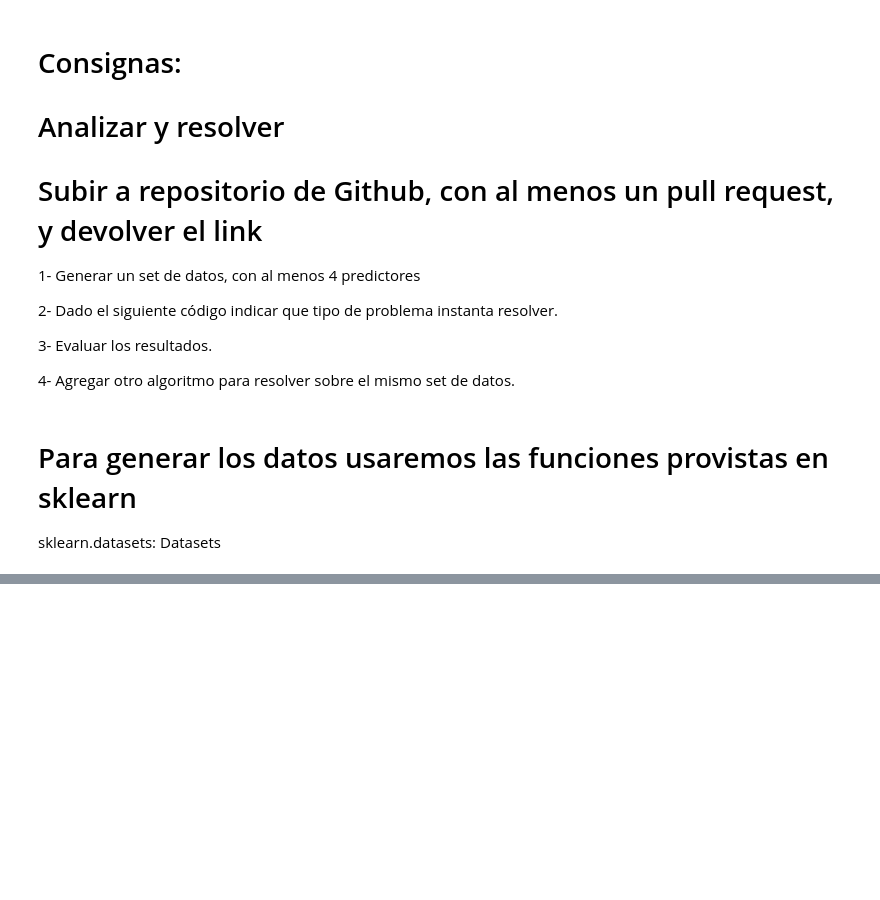
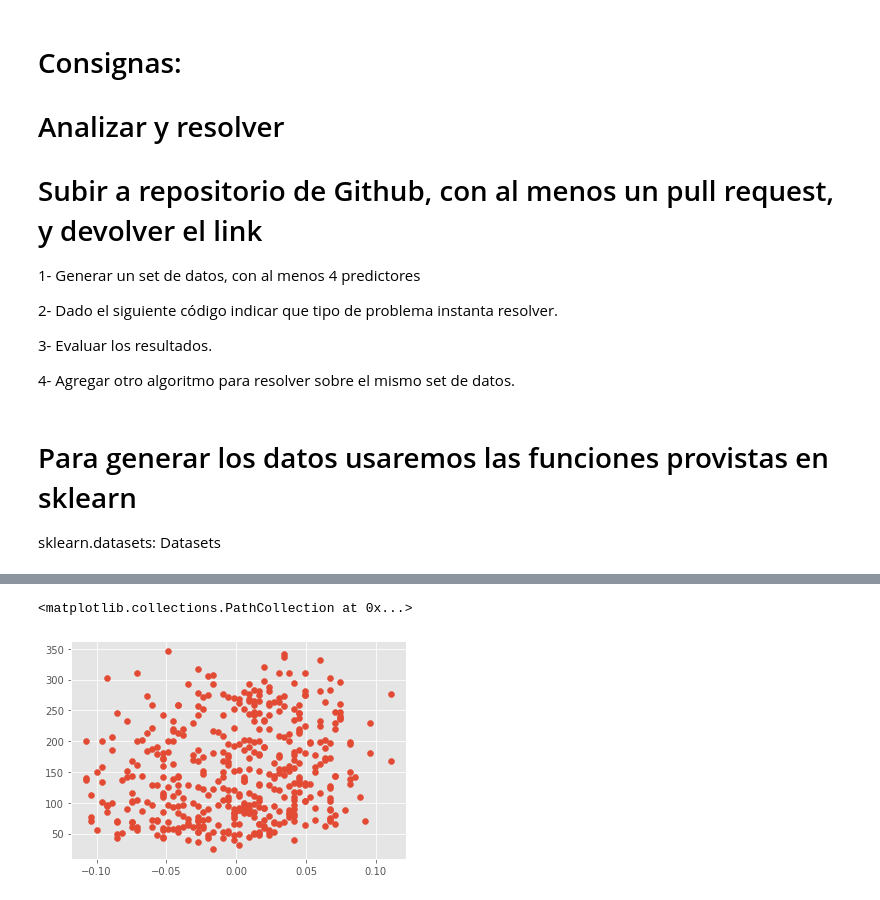
Before and after one commit to octagomez/Practico_191022, a Jupyter notebook: Examen V1.ipynb, the cells around one changed output, grey strips where cells are left out. Cells and saved outputs as stored; diff of their text form; code cells hidden in the pictures; blank space fills up the shorter version.

```diff
--- a/Examen V1.ipynb
+++ b/Examen V1.ipynb
@@ -116,5 +183,8 @@ fig.suptitle('Distribución variables numéricas', fontsize = 10, fontweight = "
 # %%
-plt.scatter(datos['radio'],datos['ventas'])
+plt.scatter(datos['age'],datos['target'])
+# %% [output]
+<matplotlib.collections.PathCollection at 0x...>
+[figure, added]
 # %%
 # División de los datos en train y test
 # ==============================================================================
```
Also changed, not shown: parts of 8 cells of this notebook.
